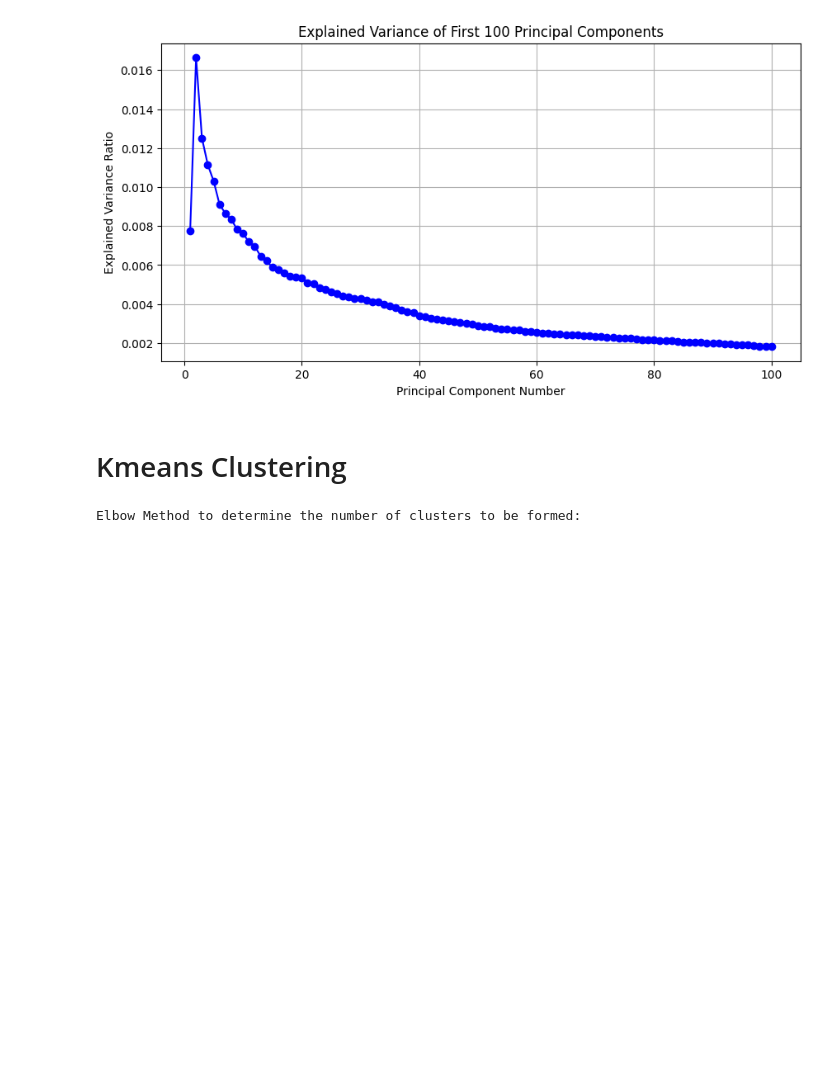
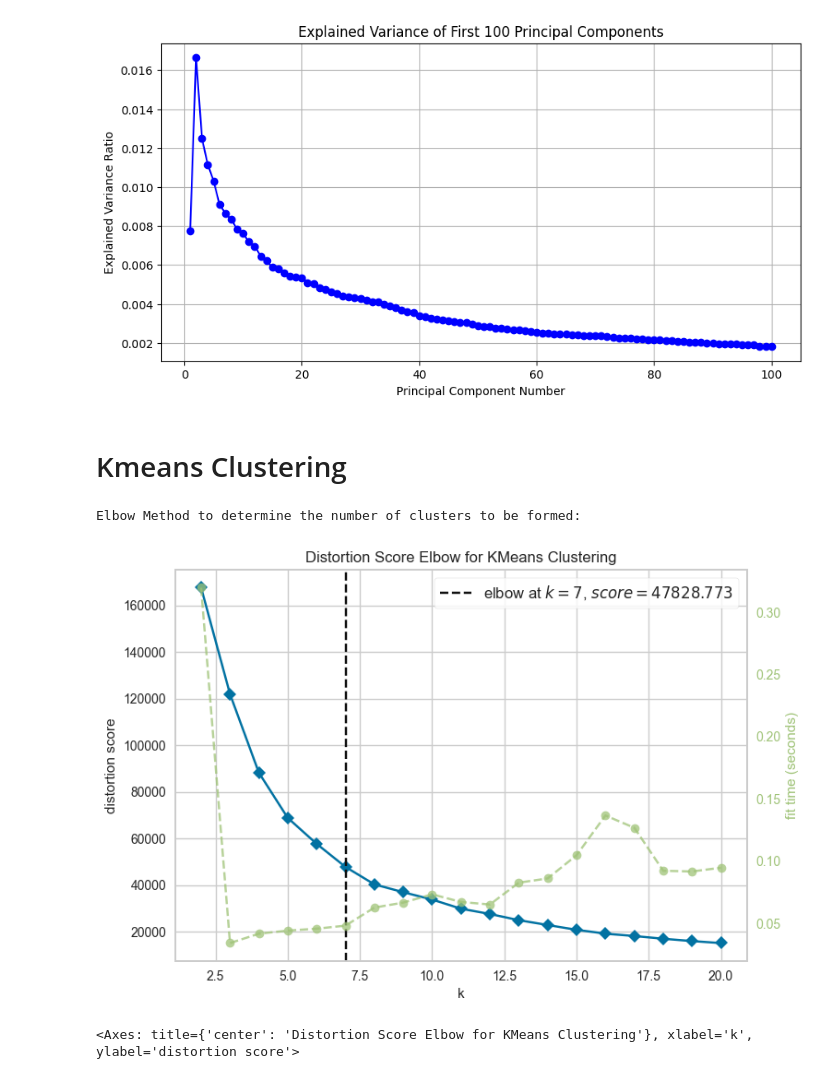
Before and after one commit to Nabizen/CCADMACL_PROJECT_COM222, a Jupyter notebook: gcash_clustering.ipynb, the cells around one changed output. Saved outputs shown, nothing was run; the diff lists cells and outputs as text; code cells hidden in the pictures; blank space fills up the shorter version.

```diff
--- a/gcash_clustering.ipynb
+++ b/gcash_clustering.ipynb
@@ -307,11 +313,13 @@ plt.show()
 # %%
 from yellowbrick.cluster import KElbowVisualizer
 
 print('Elbow Method to determine the number of clusters to be formed:')
-Elbow_M = KElbowVisualizer(KMeans(max_iter=100, n_init='auto', init='k-means++', random_state=42), k=10)
-Elbow_M.fit(X_svd)
+Elbow_M = KElbowVisualizer(KMeans(max_iter=100, n_init='auto', init='k-means++', random_state=42), k=20)
+Elbow_M.fit(X_umap)
 Elbow_M.show()
 # %% [output]
 Elbow Method to determine the number of clusters to be formed:
+[figure, added]
+<Axes: title={'center': 'Distortion Score Elbow for KMeans Clustering'}, xlabel='k', ylabel='distortion score'>
 # %%
 num_clusters = Elbow_M.elbow_value_
```
Also changed, not shown: parts of 21 cells of this notebook.
